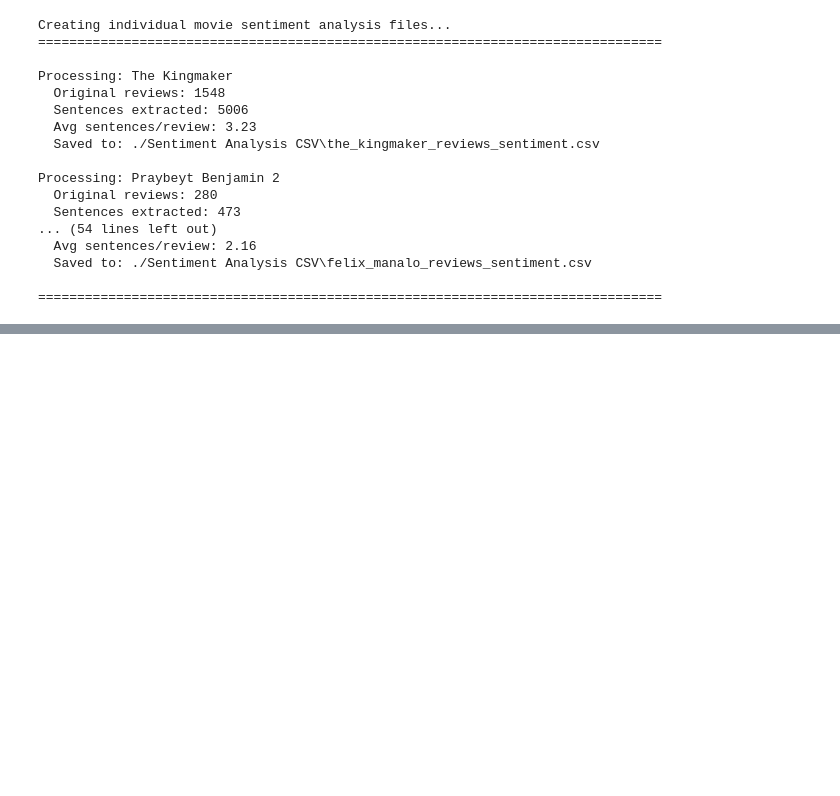
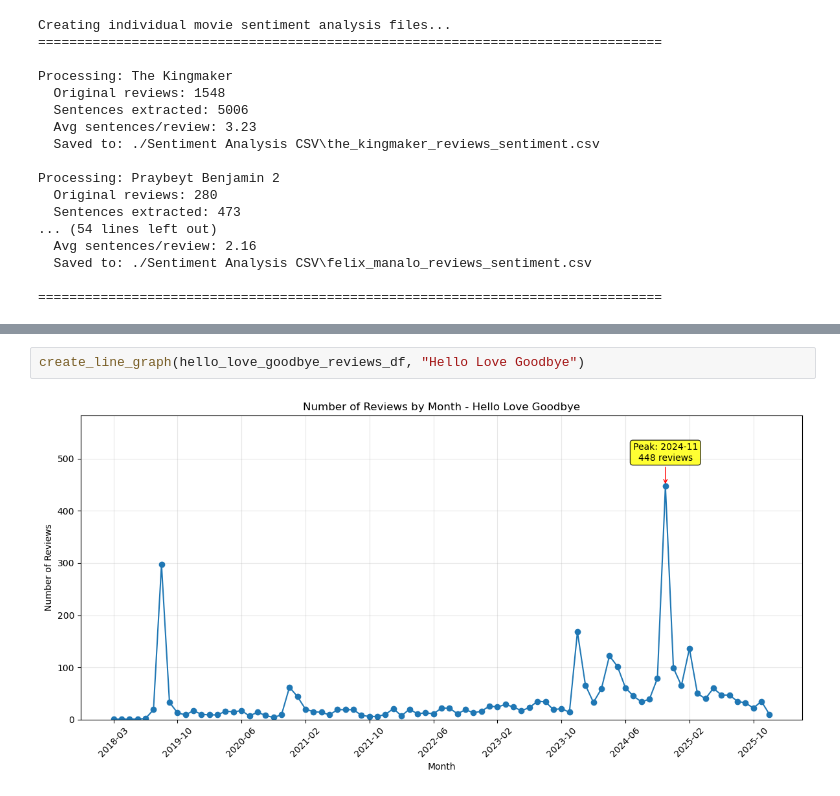
Before and after one commit to joshuanicoo/ReviewBombing-CITe4D, a Jupyter notebook: text_preprocessing.ipynb, the cells around one changed output, grey strips where cells are left out. Drawn from its saved outputs; the diff is of its cells as text; blank space fills up the shorter version.

```diff
--- a/text_preprocessing.ipynb
+++ b/text_preprocessing.ipynb
@@ -1658,0 +1694,4 @@ Distribution by movie:
+# %%
+create_line_graph(hello_love_goodbye_reviews_df, "Hello Love Goodbye")
+# %% [output]
+[figure, added]
```
Also changed, not shown: parts of 21 cells of this notebook, 12 other files.
